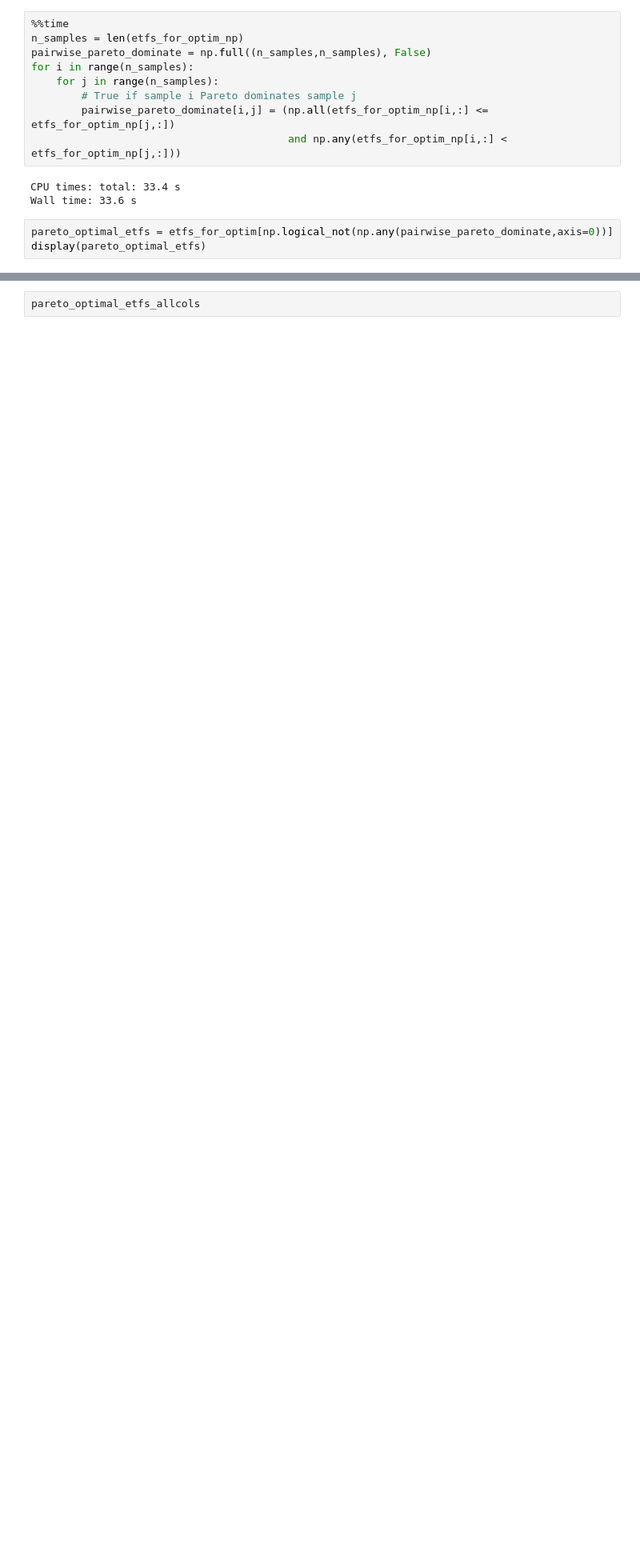
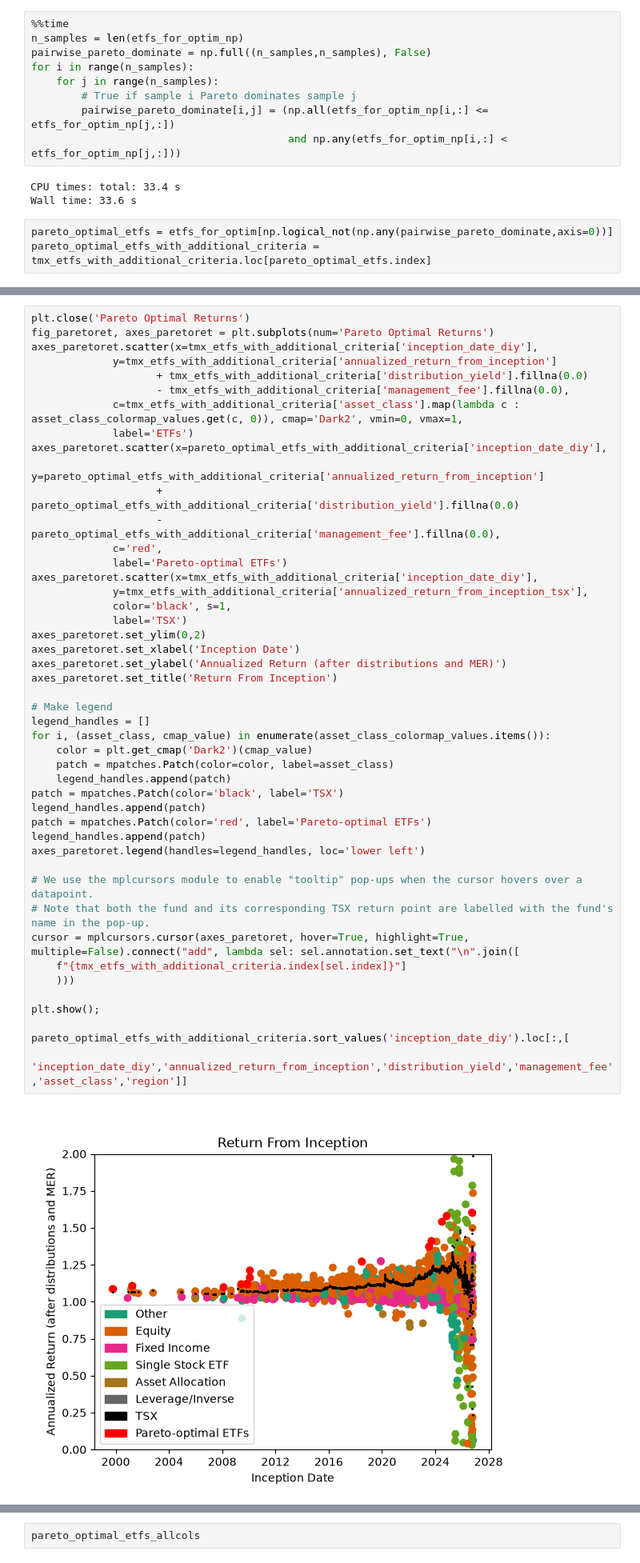
Before and after one commit to apetre/show-your-work, a Jupyter notebook: Choosing_an_ETF.ipynb, the cells around one changed output, grey strips where cells are left out. Shown at 80% size. Drawn from its saved outputs; the diff is of its cells as text; blank space fills up the shorter version.

```diff
--- a/Choosing_an_ETF.ipynb
+++ b/Choosing_an_ETF.ipynb
@@ -1074,4 +965,4 @@ CPU times: total: 33.4 s
 Wall time: 33.6 s
 # %%
 pareto_optimal_etfs = etfs_for_optim[np.logical_not(np.any(pairwise_pareto_dominate,axis=0))]
-display(pareto_optimal_etfs)
+pareto_optimal_etfs_with_additional_criteria = tmx_etfs_with_additional_criteria.loc[pareto_optimal_etfs.index]
@@ -1103,0 +971,48 @@ Once we have the Pareto-optimal set, it can be viewed as a "shortlist", and pick
+# %%
+plt.close('Pareto Optimal Returns')
+fig_paretoret, axes_paretoret = plt.subplots(num='Pareto Optimal Returns')
+axes_paretoret.scatter(x=tmx_etfs_with_additional_criteria['inception_date_diy'],
+             y=tmx_etfs_with_additional_criteria['annualized_return_from_inception']
+                    + tmx_etfs_with_additional_criteria['distribution_yield'].fillna(0.0)
+                    - tmx_etfs_with_additional_criteria['management_fee'].fillna(0.0),
+             c=tmx_etfs_with_additional_criteria['asset_class'].map(lambda c : asset_class_colormap_values.get(c, 0)), cmap='Dark2', vmin=0, vmax=1,
+             label='ETFs')
+axes_paretoret.scatter(x=pareto_optimal_etfs_with_additional_criteria['inception_date_diy'],
+             y=pareto_optimal_etfs_with_additional_criteria['annualized_return_from_inception']
+                    + pareto_optimal_etfs_with_additional_criteria['distribution_yield'].fillna(0.0)
+                    - pareto_optimal_etfs_with_additional_criteria['management_fee'].fillna(0.0),
+             c='red',
+             label='Pareto-optimal ETFs')
+axes_paretoret.scatter(x=tmx_etfs_with_additional_criteria['inception_date_diy'],
+             y=tmx_etfs_with_additional_criteria['annualized_return_from_inception_tsx'],
+             color='black', s=1,
+             label='TSX')
+axes_paretoret.set_ylim(0,2)
+axes_paretoret.set_xlabel('Inception Date')
+axes_paretoret.set_ylabel('Annualized Return (after distributions and MER)')
+axes_paretoret.set_title('Return From Inception')
+
+# Make legend
+legend_handles = []
+for i, (asset_class, cmap_value) in enumerate(asset_class_colormap_values.items()):
+    color = plt.get_cmap('Dark2')(cmap_value)
+    patch = mpatches.Patch(color=color, label=asset_class)
+    legend_handles.append(patch)
+patch = mpatches.Patch(color='black', label='TSX')
+legend_handles.append(patch)
+patch = mpatches.Patch(color='red', label='Pareto-optimal ETFs')
+legend_handles.append(patch)
+axes_paretoret.legend(handles=legend_handles, loc='lower left')
+
+# We use the mplcursors module to enable "tooltip" pop-ups when the cursor hovers over a datapoint.
+# Note that both the fund and its corresponding TSX return point are labelled with the fund's name in the pop-up.
+cursor = mplcursors.cursor(axes_paretoret, hover=True, highlight=True, multiple=False).connect("add", lambda sel: sel.annotation.set_text("\n".join([
+    f"{tmx_etfs_with_additional_criteria.index[sel.index]}"]
+    )))
+
+plt.show();
+
+pareto_optimal_etfs_with_additional_criteria.sort_values('inception_date_diy').loc[:,[
+    'inception_date_diy','annualized_return_from_inception','distribution_yield','management_fee','asset_class','region']]
+# %% [output]
+[figure, added]
```
Also changed, not shown: parts of 32 cells of this notebook.
